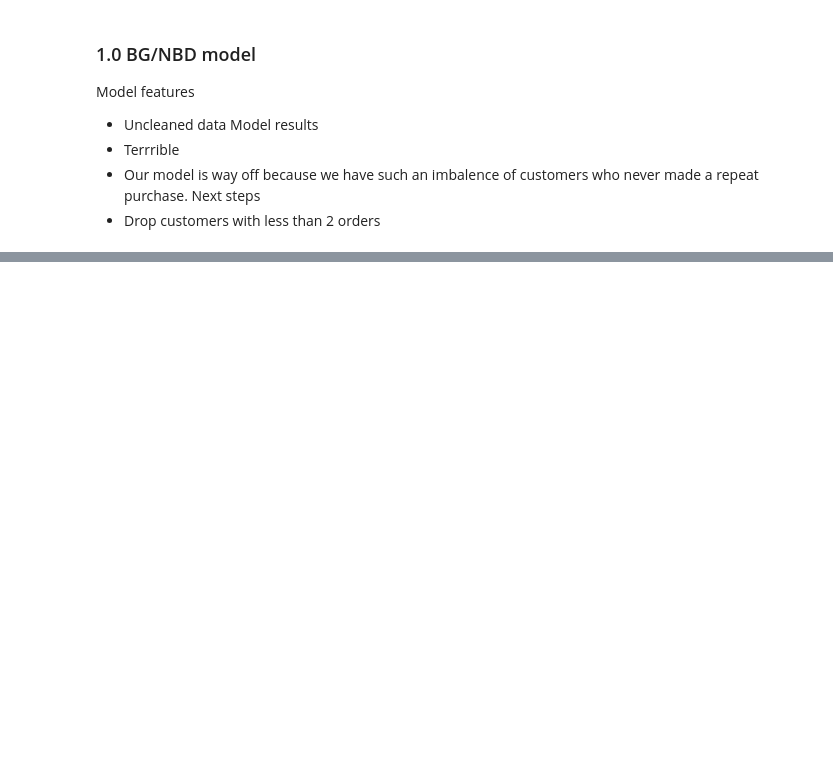
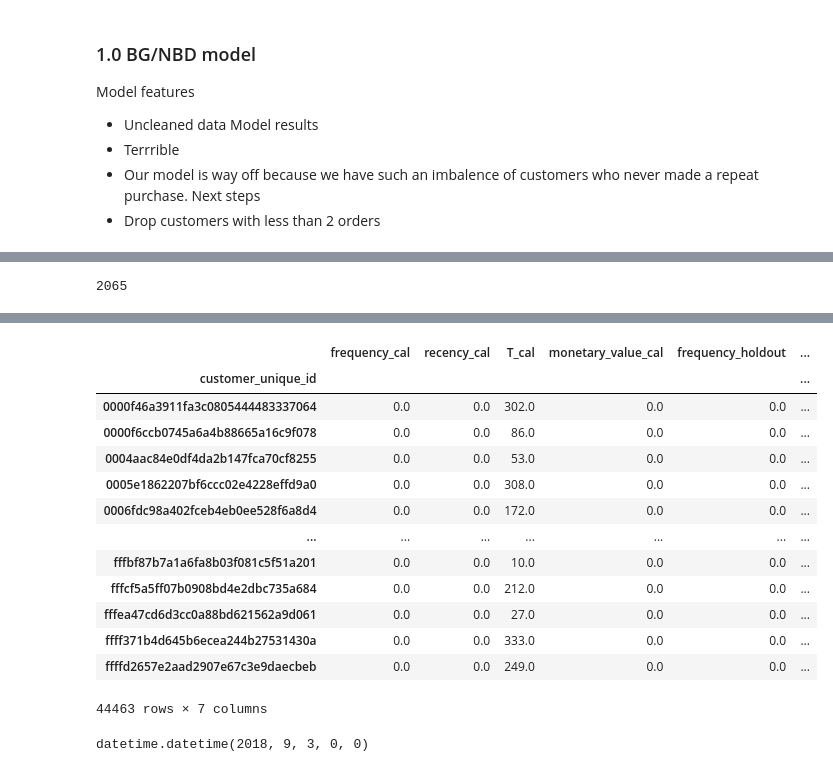
Before and after one commit to zander1268/custorama, a Jupyter notebook: bg_nbd_modeling.ipynb, the cells around one changed output, grey strips where cells are left out. Drawn from its saved outputs; the diff is of its cells as text; code cells hidden in the pictures; blank space fills up the shorter version.

```diff
--- a/bg_nbd_modeling.ipynb
+++ b/bg_nbd_modeling.ipynb
@@ -161,0 +183,28 @@ plot_calibration_purchases_vs_holdout_purchases(bgf, df_ch)
+# %%
+len(list(repeat_lifetimes_object_df["customer_unique_id"].unique()))
+# %% [output]
+2065
+# %%
+# days to preserve for evaluation
+t_evaluation = 240
+
+#save the end of our data set observation
+max_obs_date = repeat_lifetimes_object_df["order_purchase_timestamp"].max()
+print("max transaction date observed:", max_obs_date)
+#convert to date-time
+max_obs_date = parser.parse(max_obs_date)
+
+#save the end of our calibaration observation
+max_calib_date = max_obs_date - timedelta(days=t_evaluation)
+print("max calibration date observed:", max_calib_date)
+
+df_ch = calibration_and_holdout_data(
+        transactions = lifetimes_object_df,
+        customer_id_col='customer_unique_id',
+        datetime_col='order_purchase_timestamp',
+        monetary_value_col='payment_value',
+        calibration_period_end = max_calib_date,
+        observation_period_end = max_obs_date,
+        freq = "D")
+df_ch
+# %% [output]
@@ -161,0 +213,14 @@ plot_calibration_purchases_vs_holdout_purchases(bgf, df_ch)
+|  | frequency_cal | recency_cal | T_cal | monetary_value_cal | frequency_holdout | ... |
+| customer_unique_id |  |  |  |  |  | ... |
+| 0000f46a3911fa3c0805444483337064 | 0.0 | 0.0 | 302.0 | 0.0 | 0.0 | ... |
+| 0000f6ccb0745a6a4b88665a16c9f078 | 0.0 | 0.0 | 86.0 | 0.0 | 0.0 | ... |
+| 0004aac84e0df4da2b147fca70cf8255 | 0.0 | 0.0 | 53.0 | 0.0 | 0.0 | ... |
+| 0005e1862207bf6ccc02e4228effd9a0 | 0.0 | 0.0 | 308.0 | 0.0 | 0.0 | ... |
+| 0006fdc98a402fceb4eb0ee528f6a8d4 | 0.0 | 0.0 | 172.0 | 0.0 | 0.0 | ... |
+| ... | ... | ... | ... | ... | ... | ... |
+| fffbf87b7a1a6fa8b03f081c5f51a201 | 0.0 | 0.0 | 10.0 | 0.0 | 0.0 | ... |
+| fffcf5a5ff07b0908bd4e2dbc735a684 | 0.0 | 0.0 | 212.0 | 0.0 | 0.0 | ... |
+| fffea47cd6d3cc0a88bd621562a9d061 | 0.0 | 0.0 | 27.0 | 0.0 | 0.0 | ... |
+| ffff371b4d645b6ecea244b27531430a | 0.0 | 0.0 | 333.0 | 0.0 | 0.0 | ... |
+| ffffd2657e2aad2907e67c3e9daecbeb | 0.0 | 0.0 | 249.0 | 0.0 | 0.0 | ... |
+44463 rows × 7 columns
@@ -161,0 +257,4 @@ plot_calibration_purchases_vs_holdout_purchases(bgf, df_ch)
+# %%
+test_df_ch.max_obs_date
+# %% [output]
+datetime.datetime(2018, 9, 3, 0, 0)
```
Also changed, not shown: parts of 28 cells of this notebook, 4 other files.
